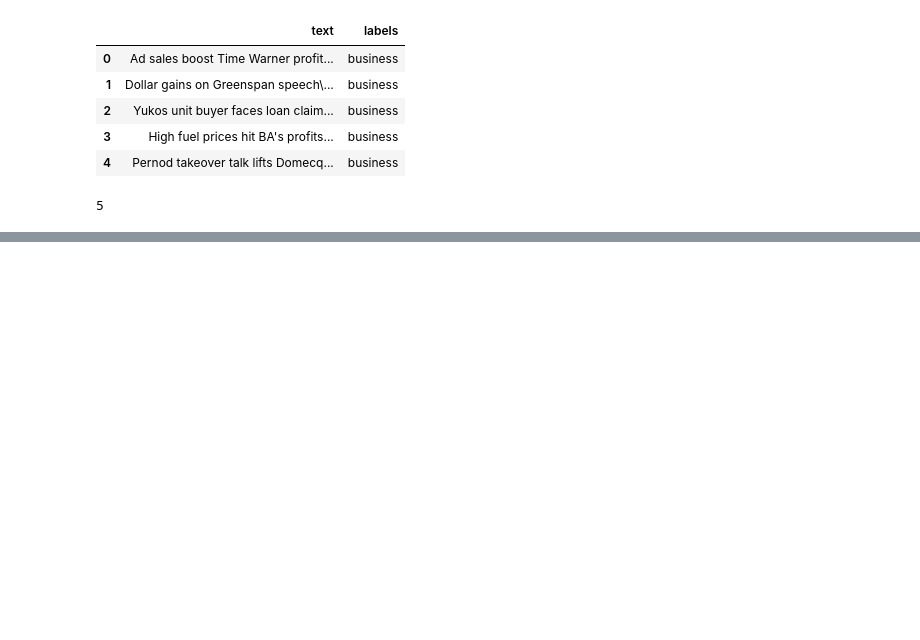
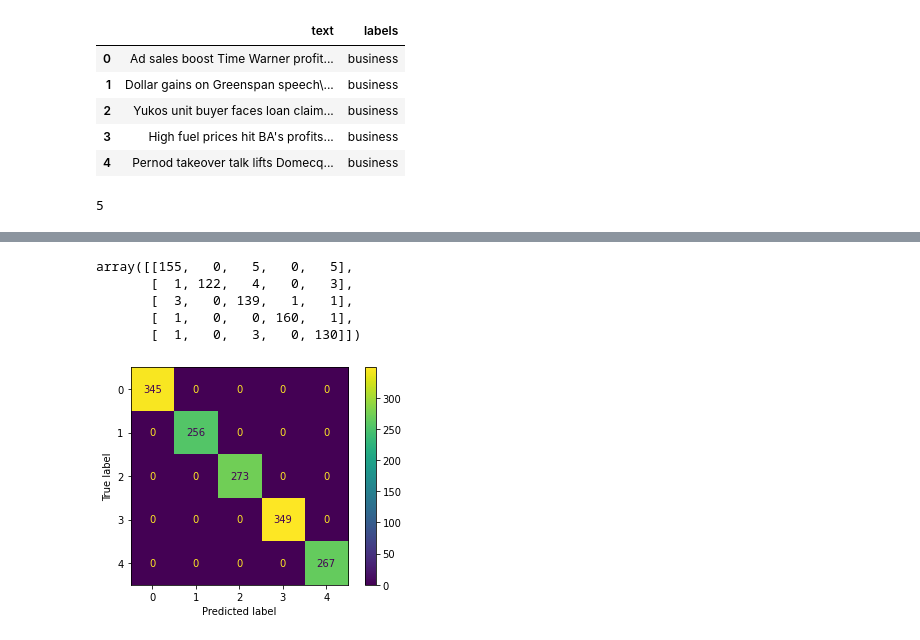
Before and after one commit to highcansavci/nlp-dl-notebooks, a Jupyter notebook: CNNText.ipynb, the cells around one changed output, grey strips where cells are left out. Saved outputs shown, nothing was run; the diff lists cells and outputs as text; code cells hidden in the pictures; blank space fills up the shorter version.

```diff
--- a/CNNText.ipynb
+++ b/CNNText.ipynb
@@ -121,0 +126,3 @@ plt.legend();
+# %%
+Ptrain = np.argmax(model.predict(data_train), axis=1)
+Ptest = np.argmax(model.predict(data_test), axis=1)
@@ -121,0 +143,13 @@ plt.legend();
+# %%
+cm_test = confusion_matrix(df_test["targets"], Ptest)
+cm_test
+# %% [output]
+array([[155,   0,   5,   0,   5],
+       [  1, 122,   4,   0,   3],
+       [  3,   0, 139,   1,   1],
+       [  1,   0,   0, 160,   1],
+       [  1,   0,   3,   0, 130]])
+# %%
+ConfusionMatrixDisplay.from_predictions(df_train["targets"], Ptrain);
+# %% [output]
+[figure, added]
```
Also changed, not shown: parts of 11 cells of this notebook.
